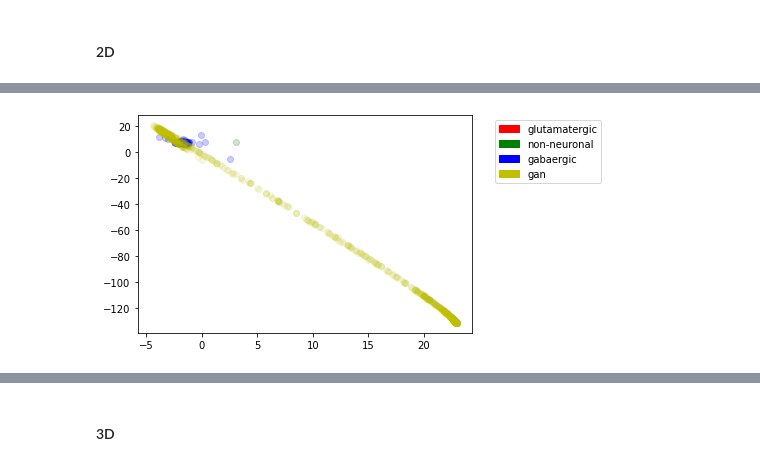
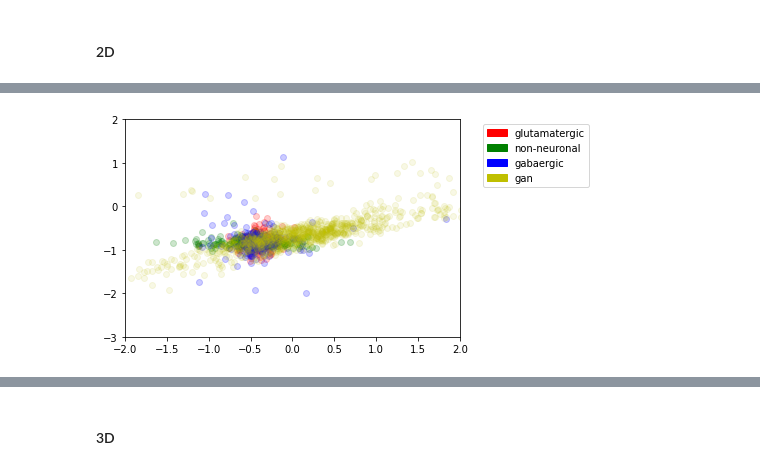
Before and after one commit to MutianWang/novel-cell, a Jupyter notebook: human/gan.ipynb, the cells around one changed output, grey strips where cells are left out. Cells and saved outputs as stored; diff of their text form; code cells hidden in the pictures.

```diff
--- a/human/gan.ipynb
+++ b/human/gan.ipynb
@@ -118,10 +120,6 @@ cross_entropy = tf.keras.losses.BinaryCrossentropy(from_logits=True)
 def make_generator_model():
     model = tf.keras.Sequential()
     model.add(layers.Dense(256, use_bias=True, input_shape=(128,)))
-    model.add(layers.BatchNormalization())
-    model.add(layers.LeakyReLU())
-
-    model.add(layers.Dense(512, use_bias=True))
     model.add(layers.BatchNormalization())
     model.add(layers.LeakyReLU())
 
@@ -138,7 +136,7 @@ def make_generator_model():
     model.add(layers.LeakyReLU())
 
     # sigmoid function will make the range [0,1]
-    model.add(layers.Dense(dimension, use_bias=True, activation='sigmoid'))
+    model.add(layers.Dense(dimension, use_bias=True, activation='linear'))
 
     return model
 # %%
@@ -352,8 +374,7 @@ print(res)
 #### 2D
 # %%
 exp_pca = np.concatenate([np.load(path+'exp_train_pca.npy'),
-                          np.load(path+'exp_test_pca.npy'),
-                          exp_gen], axis=0)
+                          np.load(path+'exp_test_pca.npy')], axis=0)
 # %%
 pipe2 = Pipeline([('scaler1', StandardScaler()), ('pca', PCA(n_components=2))])
 # %%
@@ -361,24 +404,25 @@ exp_pca = pipe2.fit_transform(exp_pca)
 # %%
 # red: glutamatergic
 x, y = list(zip(*exp_pca[3000:3200]))
-plt.scatter(x, y, c='r', alpha=0.2)
+plt.scatter(x, y, c='r', alpha=0.2);
 # green: non-neuronal
 x, y = list(zip(*exp_pca[4700:4900]))
-plt.scatter(x, y, c='g', alpha=0.2)
+plt.scatter(x, y, c='g', alpha=0.2);
 # blue: gabaergic
-# some blue points are far away because 1st pca didn't see gaba data
 x, y = list(zip(*exp_pca[7000:7200]))
-plt.scatter(x, y, c='b', alpha=0.2)
+plt.scatter(x, y, c='b', alpha=0.2);
 # yellow: gan
-x, y = list(zip(*exp_pca[-1000:]))
+x, y = list(zip(*pipe2.transform(exp_gen)))
 plt.scatter(x, y, c='y', alpha=0.1);
 
+plt.xlim(-2, 2);
+plt.ylim(-3, 2);
 patch1 = mpatches.Patch(color='r', label='glutamatergic');
 patch2 = mpatches.Patch(color='g', label='non-neuronal');
 patch3 = mpatches.Patch(color='b', label='gabaergic');
 patch4 = mpatches.Patch(color='y', label='gan');
 plt.legend(handles=[patch1, patch2, patch3, patch4],
            loc='upper right', bbox_to_anchor=(1.4, 1));
 plt.show()
 # %% [output]
-[figure, old version]
+[figure, new version]
```
Also changed, not shown: parts of 19 cells of this notebook.
